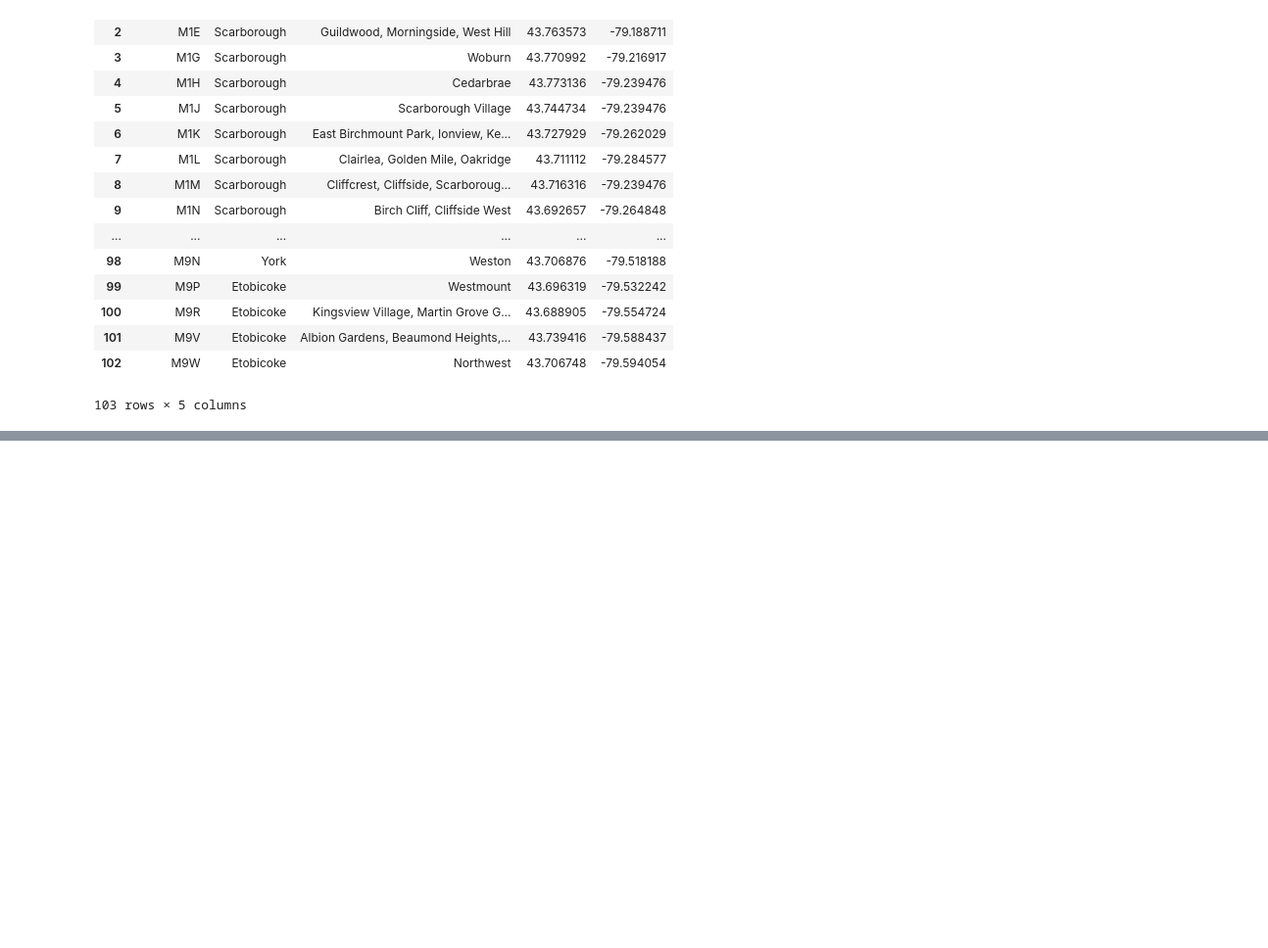
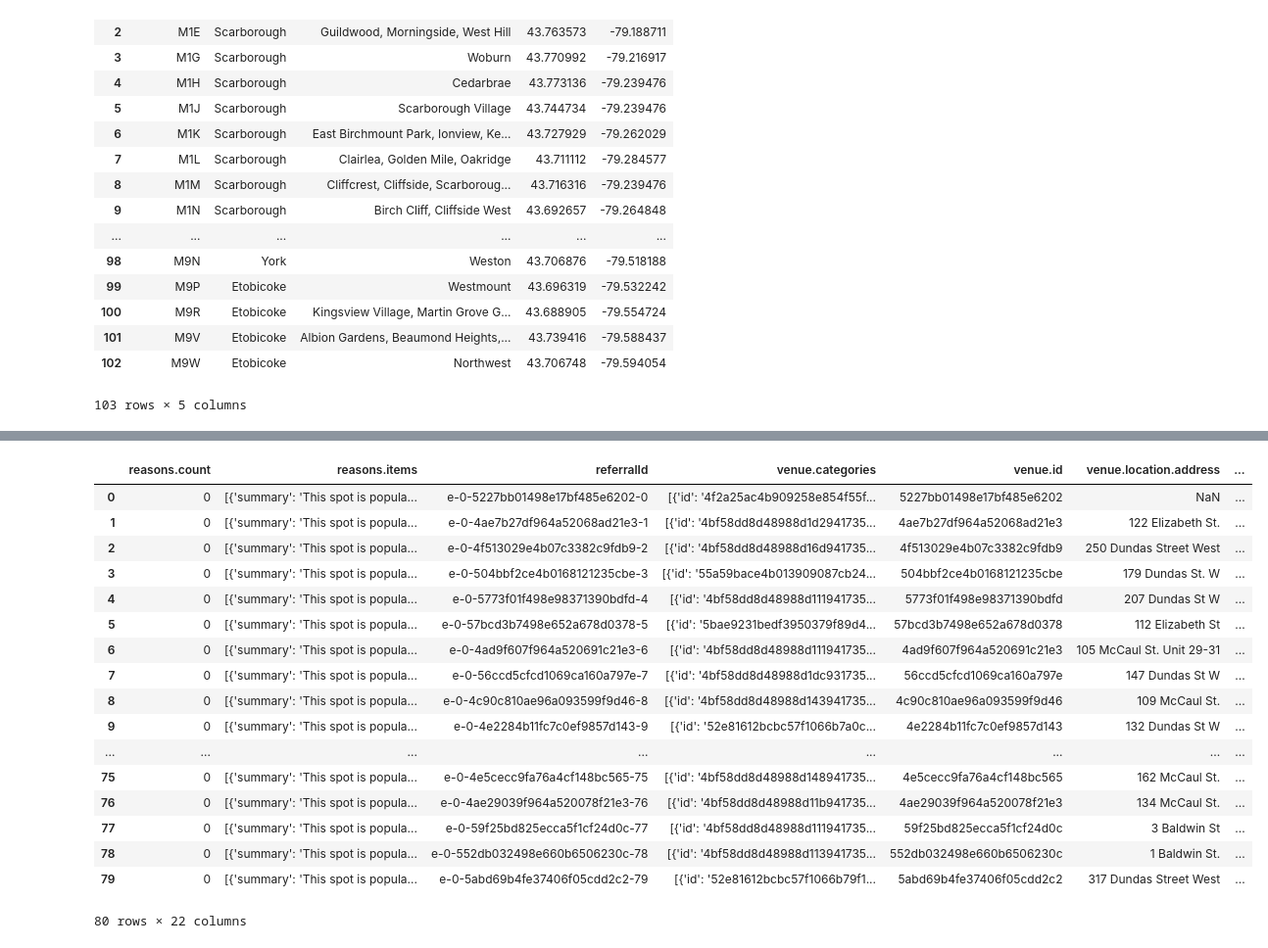
Before and after one commit to xsymsc/Applied_Data_Science, a Jupyter notebook: Toronto Neighborhood Clustering.ipynb, the cells around one changed output, grey strips where cells are left out. Shown: that part at 98% size. Cells and saved outputs as stored; diff of their text form; code cells hidden in the pictures; blank space fills up the shorter version.

```diff
--- a/Toronto Neighborhood Clustering.ipynb
+++ b/Toronto Neighborhood Clustering.ipynb
@@ -159,0 +264,16 @@ df_new.drop(columns='Postal Code')
+# %%
+neighborhood_latitude = 43.653963
+neighborhood_longitude = -79.387207
+# %%
+LIMIT = 100 # limit of number of venues returned by Foursquare API
+radius = 500 # define radius
+# create URL
+url = 'https://api.foursquare.com/v2/venues/explore?&client_id={}&client_secret={}&v={}&ll={},{}&radius={}&limit={}'.format(
+    CLIENT_ID,
+    CLIENT_SECRET,
+    VERSION,
+    neighborhood_latitude,
+    neighborhood_longitude,
+    radius,
+    LIMIT)
+url # display URL
@@ -159,0 +282,3 @@ df_new.drop(columns='Postal Code')
+# %%
+results = requests.get(url).json()
+results
@@ -159,0 +315,24 @@ df_new.drop(columns='Postal Code')
+# %%
+venues = results['response']['groups'][0]['items']
+# %%
+nearby_venues = json_normalize(venues) # flatten JSON
+nearby_venues
+# %% [output]
+|  | reasons.count | reasons.items | referralId | venue.categories | venue.id | venue.location.address | ... |
+| 0 | 0 | [{'summary': 'This spot is popula... | e-0-5227bb01498e17bf485e6202-0 | [{'id': '4f2a25ac4b909258e854f55f... | 5227bb01498e17bf485e6202 | NaN | ... |
+| 1 | 0 | [{'summary': 'This spot is popula... | e-0-4ae7b27df964a52068ad21e3-1 | [{'id': '4bf58dd8d48988d1d2941735... | 4ae7b27df964a52068ad21e3 | 122 Elizabeth St. | ... |
+| 2 | 0 | [{'summary': 'This spot is popula... | e-0-4f513029e4b07c3382c9fdb9-2 | [{'id': '4bf58dd8d48988d16d941735... | 4f513029e4b07c3382c9fdb9 | 250 Dundas Street West | ... |
+| 3 | 0 | [{'summary': 'This spot is popula... | e-0-504bbf2ce4b0168121235cbe-3 | [{'id': '55a59bace4b013909087cb24... | 504bbf2ce4b0168121235cbe | 179 Dundas St. W | ... |
+| 4 | 0 | [{'summary': 'This spot is popula... | e-0-5773f01f498e98371390bdfd-4 | [{'id': '4bf58dd8d48988d111941735... | 5773f01f498e98371390bdfd | 207 Dundas St W | ... |
+| 5 | 0 | [{'summary': 'This spot is popula... | e-0-57bcd3b7498e652a678d0378-5 | [{'id': '5bae9231bedf3950379f89d4... | 57bcd3b7498e652a678d0378 | 112 Elizabeth St | ... |
+| 6 | 0 | [{'summary': 'This spot is popula... | e-0-4ad9f607f964a520691c21e3-6 | [{'id': '4bf58dd8d48988d111941735... | 4ad9f607f964a520691c21e3 | 105 McCaul St. Unit 29-31 | ... |
+| 7 | 0 | [{'summary': 'This spot is popula... | e-0-56ccd5cfcd1069ca160a797e-7 | [{'id': '4bf58dd8d48988d1dc931735... | 56ccd5cfcd1069ca160a797e | 147 Dundas St W | ... |
+| 8 | 0 | [{'summary': 'This spot is popula... | e-0-4c90c810ae96a093599f9d46-8 | [{'id': '4bf58dd8d48988d143941735... | 4c90c810ae96a093599f9d46 | 109 McCaul St. | ... |
+| 9 | 0 | [{'summary': 'This spot is popula... | e-0-4e2284b11fc7c0ef9857d143-9 | [{'id': '52e81612bcbc57f1066b7a0c... | 4e2284b11fc7c0ef9857d143 | 132 Dundas St W | ... |
+| ... | ... | ... | ... | ... | ... | ... | ... |
+| 75 | 0 | [{'summary': 'This spot is popula... | e-0-4e5cecc9fa76a4cf148bc565-75 | [{'id': '4bf58dd8d48988d148941735... | 4e5cecc9fa76a4cf148bc565 | 162 McCaul St. | ... |
+| 76 | 0 | [{'summary': 'This spot is popula... | e-0-4ae29039f964a520078f21e3-76 | [{'id': '4bf58dd8d48988d11b941735... | 4ae29039f964a520078f21e3 | 134 McCaul St. | ... |
+| 77 | 0 | [{'summary': 'This spot is popula... | e-0-59f25bd825ecca5f1cf24d0c-77 | [{'id': '4bf58dd8d48988d111941735... | 59f25bd825ecca5f1cf24d0c | 3 Baldwin St | ... |
+| 78 | 0 | [{'summary': 'This spot is popula... | e-0-552db032498e660b6506230c-78 | [{'id': '4bf58dd8d48988d113941735... | 552db032498e660b6506230c | 1 Baldwin St. | ... |
+| 79 | 0 | [{'summary': 'This spot is popula... | e-0-5abd69b4fe37406f05cdd2c2-79 | [{'id': '52e81612bcbc57f1066b79f1... | 5abd69b4fe37406f05cdd2c2 | 317 Dundas Street West | ... |
+80 rows × 22 columns
```
Also changed, not shown: parts of 47 cells of this notebook.
